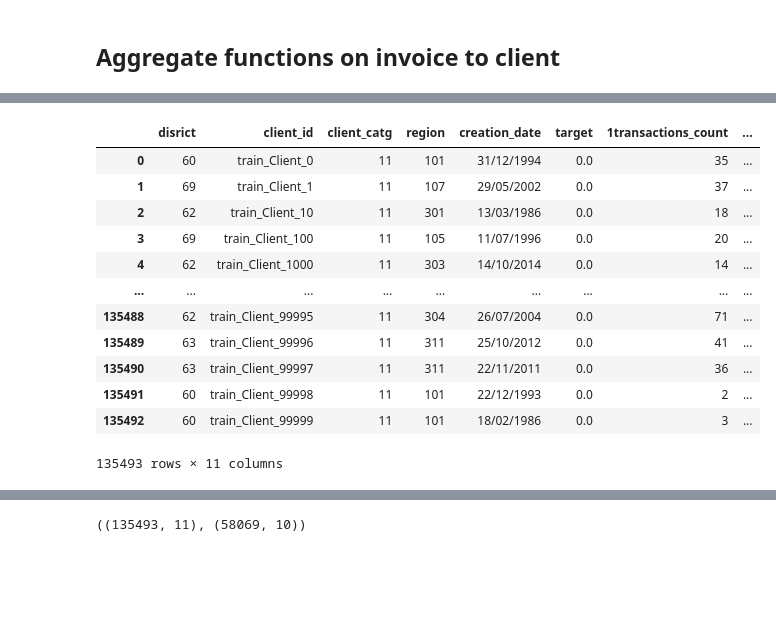
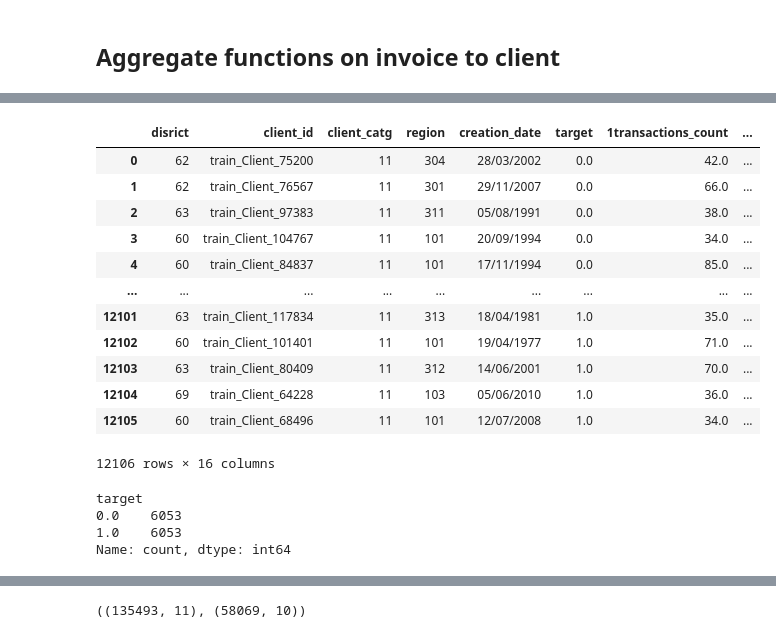
Before and after one commit to learnbh/ml-project, a Jupyter notebook: eike_data_preprocessing.ipynb, the cells around one changed output, grey strips where cells are left out. Drawn from its saved outputs; the diff is of its cells as text; code cells hidden in the pictures; blank space fills up the shorter version.

```diff
--- a/eike_data_preprocessing.ipynb
+++ b/eike_data_preprocessing.ipynb
@@ -291,8 +301,19 @@ client_test = pd.read_csv('data/created_client_test.csv')
 # %%
 def aggregate_by_client_id(invoice_data):
     aggs = {}
-    aggs['consumption_per_month'] = ['np.nanmean']
-    aggs['consumption_per_month'] = ['np.nanstd']
+    aggs['gap_days'] = [np.nanmean]
+    aggs['gap_days'] = [np.nanstd]
+    aggs['consumption_per_month'] = [np.nanmean]
+    aggs['consumption_per_month'] = [np.nanstd]
+    aggs['frac_time_lvl4'] = [np.nanmax]
+    aggs['consumption_per_month_scaled'] = [np.nanstd]
+    aggs['active'] = ['sum']
+    aggs['active'] = [np.nanmean]
+    aggs['counter_statue'] = [np.nanstd]
+    aggs['reading_remarque'] = [np.nanstd]
+    aggs['tarif_type'] = [scipy.stats.mode]
+    aggs['index_diff'] = [np.nanstd]
+
 
     agg_trans = invoice_data.groupby(['client_id']).agg(aggs)
     agg_trans.columns = ['_'.join(col).strip() for col in agg_trans.columns.values]
@@ -304,4 +325,4 @@ def aggregate_by_client_id(invoice_data):
     return pd.merge(df, agg_trans, on='client_id', how='left')
 # %%
 #group invoice data by client_id
-agg_train = aggregate_by_client_id(invoice_train)
+agg_train_res = aggregate_by_client_id(invoice_train_res)
@@ -318,0 +372,5 @@ agg_train.head()
+# %%
+# replace tarif_type_mode by first entry of that column
+agg_train_res['tarif_type_mode'] = agg_train_res['tarif_type_mode'].apply(lambda x: x[0] if isinstance(x, tuple) else x)
+# change to category type
+agg_train_res['tarif_type_mode'] = agg_train_res['tarif_type_mode'].astype('category')
@@ -319,18 +392,26 @@ agg_train.head()
 # %%
 #merge aggregate data with client dataset
-train_res = pd.merge(client_train_res, agg_train, on='client_id', how='left')
+train_res = pd.merge(client_train_res, agg_train_res, on='client_id', how='left')
 display(train_res)
 # %% [output]
 |  | disrict | client_id | client_catg | region | creation_date | target | 1transactions_count | ... |
-| 0 | 60 | train_Client_0 | 11 | 101 | 31/12/1994 | 0.0 | 35 | ... |
-| 1 | 69 | train_Client_1 | 11 | 107 | 29/05/2002 | 0.0 | 37 | ... |
-| 2 | 62 | train_Client_10 | 11 | 301 | 13/03/1986 | 0.0 | 18 | ... |
-| 3 | 69 | train_Client_100 | 11 | 105 | 11/07/1996 | 0.0 | 20 | ... |
-| 4 | 62 | train_Client_1000 | 11 | 303 | 14/10/2014 | 0.0 | 14 | ... |
+| 0 | 62 | train_Client_75200 | 11 | 304 | 28/03/2002 | 0.0 | 42.0 | ... |
+| 1 | 62 | train_Client_76567 | 11 | 301 | 29/11/2007 | 0.0 | 66.0 | ... |
+| 2 | 63 | train_Client_97383 | 11 | 311 | 05/08/1991 | 0.0 | 38.0 | ... |
+| 3 | 60 | train_Client_104767 | 11 | 101 | 20/09/1994 | 0.0 | 34.0 | ... |
+| 4 | 60 | train_Client_84837 | 11 | 101 | 17/11/1994 | 0.0 | 85.0 | ... |
 | ... | ... | ... | ... | ... | ... | ... | ... | ... |
-| 135488 | 62 | train_Client_99995 | 11 | 304 | 26/07/2004 | 0.0 | 71 | ... |
-| 135489 | 63 | train_Client_99996 | 11 | 311 | 25/10/2012 | 0.0 | 41 | ... |
-| 135490 | 63 | train_Client_99997 | 11 | 311 | 22/11/2011 | 0.0 | 36 | ... |
-| 135491 | 60 | train_Client_99998 | 11 | 101 | 22/12/1993 | 0.0 | 2 | ... |
-| 135492 | 60 | train_Client_99999 | 11 | 101 | 18/02/1986 | 0.0 | 3 | ... |
+| 12101 | 63 | train_Client_117834 | 11 | 313 | 18/04/1981 | 1.0 | 35.0 | ... |
+| 12102 | 60 | train_Client_101401 | 11 | 101 | 19/04/1977 | 1.0 | 71.0 | ... |
+| 12103 | 63 | train_Client_80409 | 11 | 312 | 14/06/2001 | 1.0 | 70.0 | ... |
+| 12104 | 69 | train_Client_64228 | 11 | 103 | 05/06/2010 | 1.0 | 36.0 | ... |
+| 12105 | 60 | train_Client_68496 | 11 | 101 | 12/07/2008 | 1.0 | 34.0 | ... |
-135493 rows × 11 columns
+12106 rows × 16 columns
+# %%
+#ä value counts of target in agg_train_res
+train_res['target'].value_counts()
+# %% [output]
+target
+0.0    6053
+1.0    6053
+Name: count, dtype: int64
```
Also changed, not shown: parts of 15 cells of this notebook, 1 other file.
